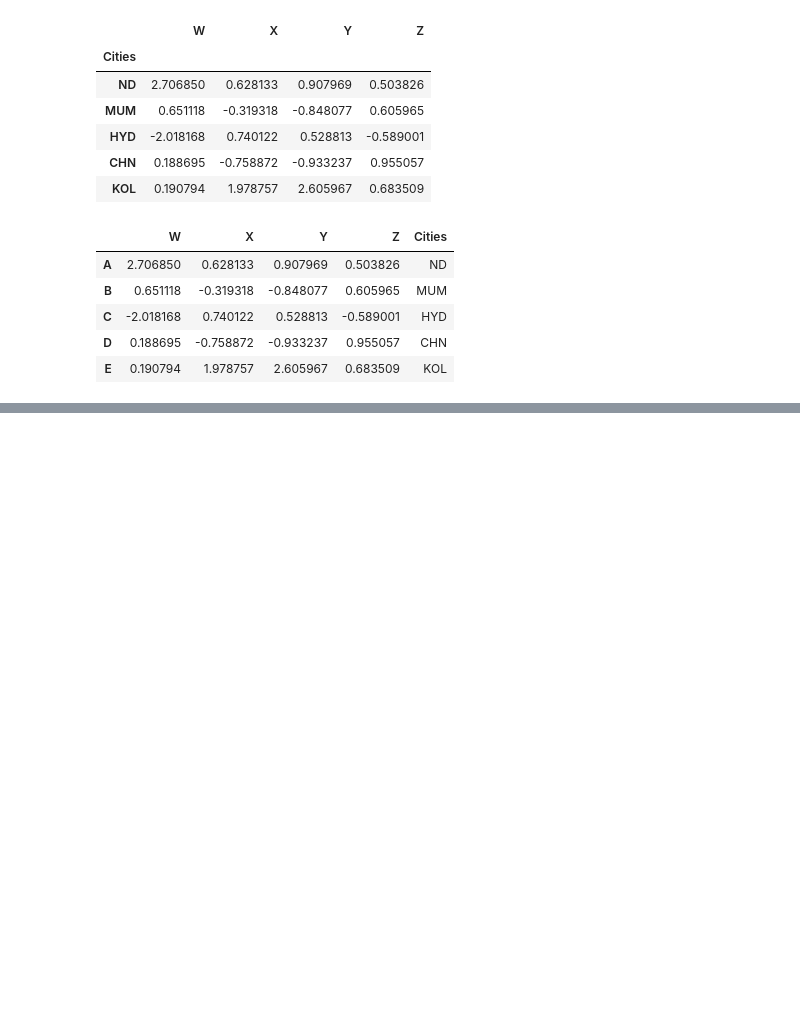
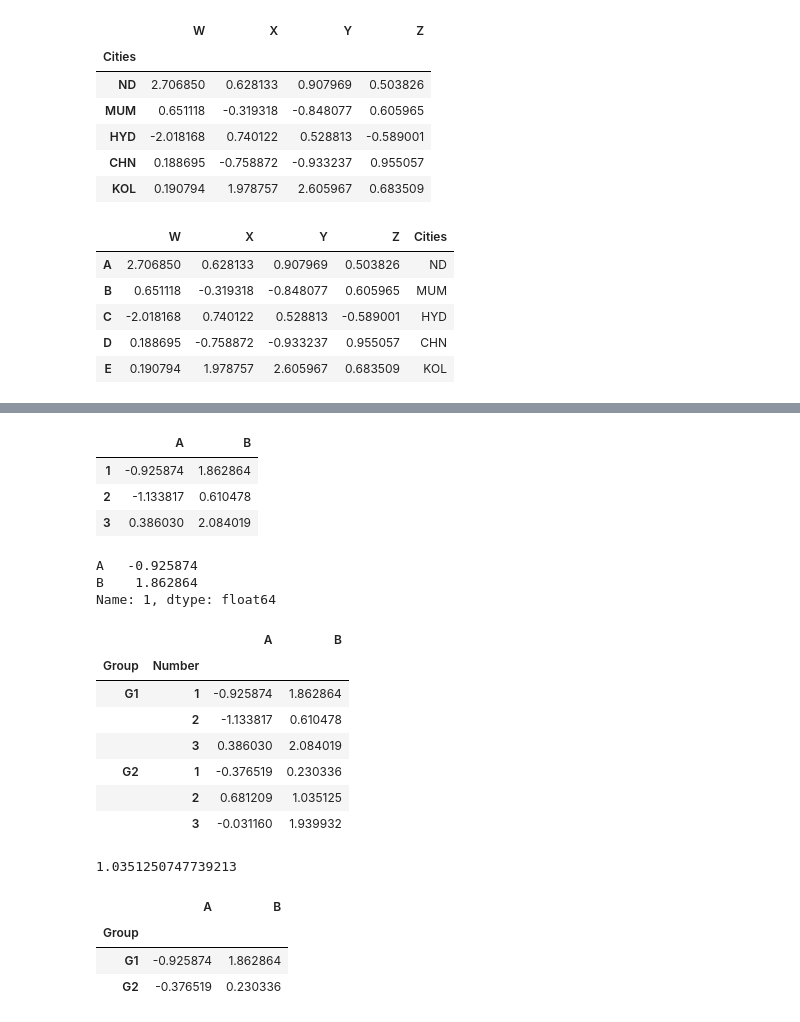
Before and after one commit to Mustafiz04/ML_Course, a Jupyter notebook: Pandas/Pandas_dataframe.ipynb, the cells around one changed output, grey strips where cells are left out. Drawn from its saved outputs; the diff is of its cells as text; code cells hidden in the pictures; blank space fills up the shorter version.

```diff
--- a/Pandas/Pandas_dataframe.ipynb
+++ b/Pandas/Pandas_dataframe.ipynb
@@ -228,0 +231,5 @@ df
+# %%
+outside = ['G1','G1','G1','G2','G2','G2']
+inside = [1,2,3,1,2,3]
+hier_index = list(zip(outside, inside))
+hier_index = pd.MultiIndex.from_tuples(hier_index)
@@ -228,0 +241,2 @@ df
+# %%
+df = pd.DataFrame(np.random.randn(6,2), hier_index,['A','B'])
@@ -228,0 +253,37 @@ df
+# %%
+df.loc['G1']
+# %% [output]
+|  | A | B |
+| 1 | -0.925874 | 1.862864 |
+| 2 | -1.133817 | 0.610478 |
+| 3 | 0.386030 | 2.084019 |
+# %%
+df.loc['G1'].loc[1]
+# %% [output]
+A   -0.925874
+B    1.862864
+Name: 1, dtype: float64
+# %%
+df.index.names = ['Group','Number']
+# %%
+df
+# %% [output]
+|  |  | A | B |
+| Group | Number |  |  |
+| G1 | 1 | -0.925874 | 1.862864 |
+|  | 2 | -1.133817 | 0.610478 |
+|  | 3 | 0.386030 | 2.084019 |
+| G2 | 1 | -0.376519 | 0.230336 |
+|  | 2 | 0.681209 | 1.035125 |
+|  | 3 | -0.031160 | 1.939932 |
+# %%
+df.loc['G2'].loc[2]['B']
+# %% [output]
+1.0351250747739213
+# %%
+df.xs(1, level='Number')
+# %% [output]
+|  | A | B |
+| Group |  |  |
+| G1 | -0.925874 | 1.862864 |
+| G2 | -0.376519 | 0.230336 |
```
Also changed, not shown: parts of 3 cells of this notebook.
